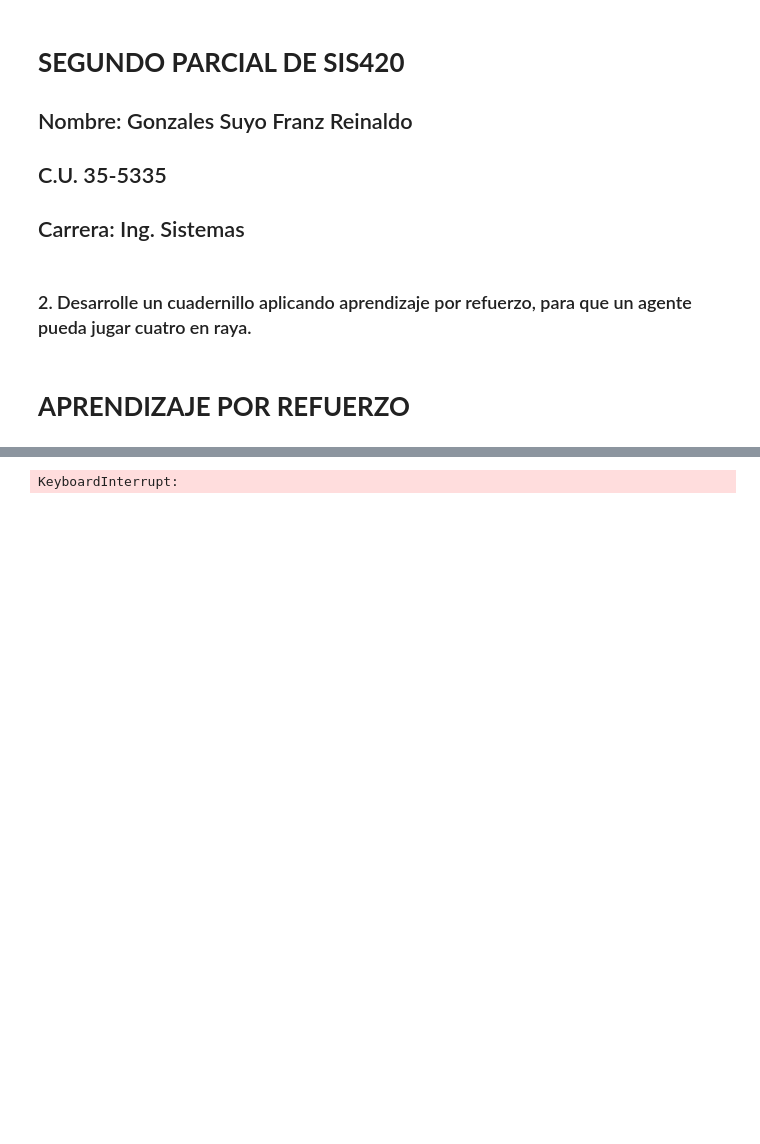
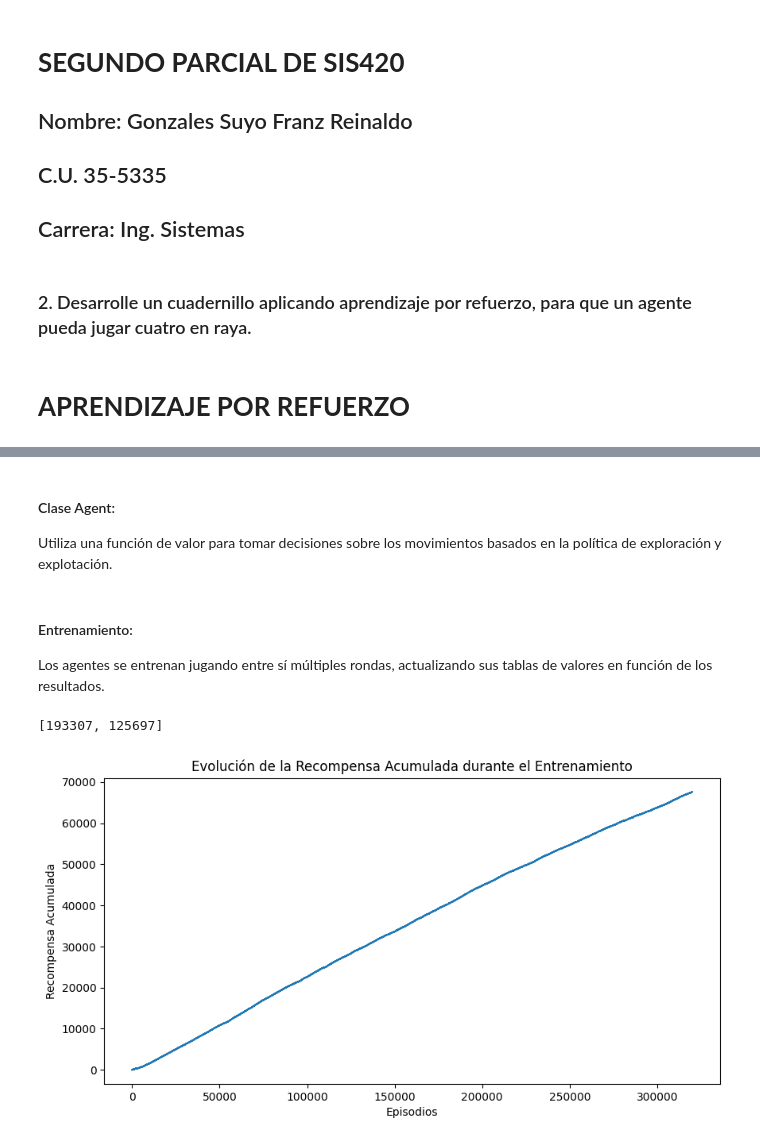
Before and after one commit to Gonzales-Franz-Reinaldo/SIS420-AI, a Jupyter notebook: Parciales/Segundo Parcial/3.AxR_Cuatro_en_Raya.ipynb, the cells around one changed output, grey strips where cells are left out. Cells and saved outputs as stored; diff of their text form; code cells hidden in the pictures; blank space fills up the shorter version.

```diff
--- a/Parciales/Segundo Parcial/3.AxR_Cuatro_en_Raya.ipynb
+++ b/Parciales/Segundo Parcial/3.AxR_Cuatro_en_Raya.ipynb
@@ -108,3 +210,7 @@ class Game():
+# %% [markdown]
+#### Clase Agent:
+
+Utiliza una función de valor para tomar decisiones sobre los movimientos basados en la política de exploración y explotación.
 # %%
 class Agent():
     def __init__(self, alpha=0.5, prob_exp=0.55):
@@ -149,11 +256,35 @@ class Agent():
+# %% [markdown]
+#### Entrenamiento:
+
+Los agentes se entrenan jugando entre sí múltiples rondas, actualizando sus tablas de valores en función de los resultados.
 # %%
+# Crear dos agentes con diferentes probabilidades de exploración
 agent1 = Agent(prob_exp=0.55)
 agent2 = Agent()
 
+# Inicializar el juego con los dos agentes
 game = Game(agent1, agent2)
-game.selfplay(300000)
+
+# Ejecutar el entrenamiento del modelo durante 320,000 rondas
+game.selfplay(320000)
 # %% [output]
-KeyboardInterrupt:
+[193307, 125697]
+# %%
+# Crear un DataFrame para visualizar las recompensas
+import pandas as pd
+
+rewards_df = pd.DataFrame(game.rewards, columns=['reward'])
+rewards_df['cumulative_reward'] = rewards_df['reward'].cumsum()
+# %%
+# Graficar las recompensas acumuladas
+plt.figure(figsize=(10, 5))
+plt.plot(rewards_df['cumulative_reward'])
+plt.xlabel('Episodios')
+plt.ylabel('Recompensa Acumulada')
+plt.title('Evolución de la Recompensa Acumulada durante el Entrenamiento')
+plt.show()
+# %% [output]
+[figure, added]
 # %%
 import pandas as pd
 
```
Also changed, not shown: parts of 9 cells of this notebook, 3 other files.
